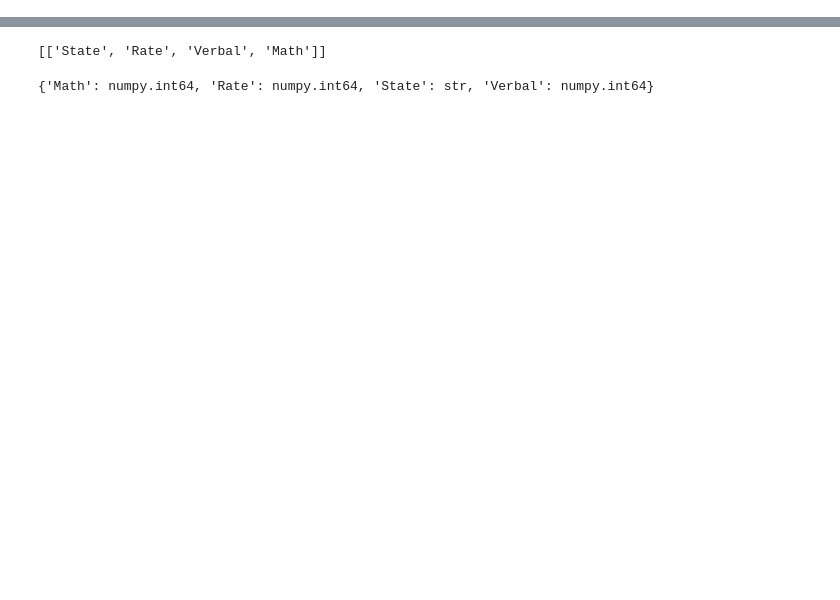
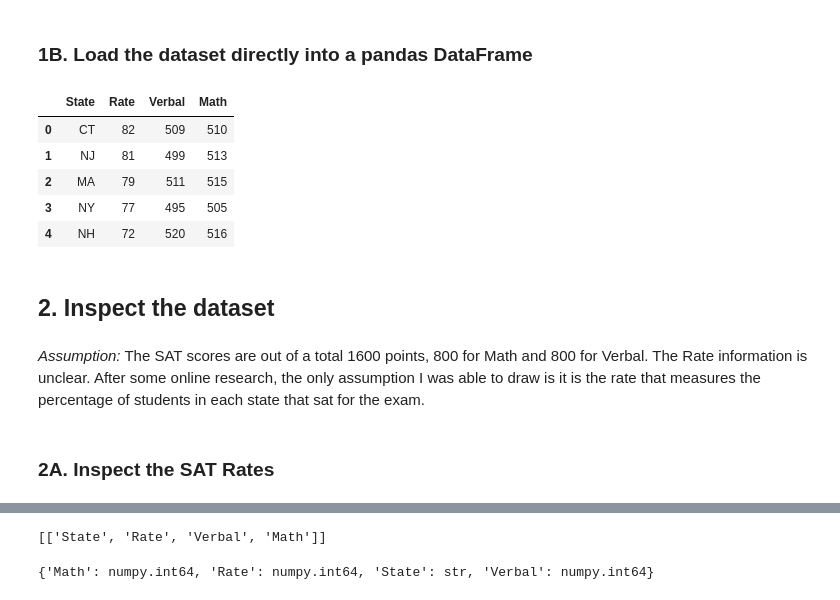
Before and after one commit to godsylla/Civic-Data-Analysis, a Jupyter notebook: ipynb/Civic-Data-Analysis.ipynb, the cells around one changed output, grey strips where cells are left out. Cells and saved outputs as stored; diff of their text form; code cells hidden in the pictures; blank space fills up the shorter version.

```diff
--- a/project-02-v2-starter-code.ipynb
+++ b/ipynb/Civic-Data-Analysis.ipynb
@@ -217,0 +152,18 @@ A data dictionary is an object that describes your data. This should contain the
+# %% [markdown]
+### 1B. Load the dataset directly into a pandas DataFrame
+# %%
+sat_scores_df = pd.read_csv('../assets/sat_scores.csv')
+sat_scores_df.head()
+# %% [output]
+|  | State | Rate | Verbal | Math |
+| 0 | CT | 82 | 509 | 510 |
+| 1 | NJ | 81 | 499 | 513 |
+| 2 | MA | 79 | 511 | 515 |
+| 3 | NY | 77 | 495 | 505 |
+| 4 | NH | 72 | 520 | 516 |
+# %% [markdown]
+## 2. Inspect the dataset
+# %% [markdown]
+*Assumption:* The SAT scores are out of a total 1600 points, 800 for Math and 800 for Verbal. The Rate information is unclear. After some online research, the only assumption I was able to draw is it is the rate that measures the percentage of students in each state that sat for the exam.
+# %% [markdown]
+### 2A. Inspect the SAT Rates
```
Also changed, not shown: parts of 56 cells of this notebook, 3 other files.
